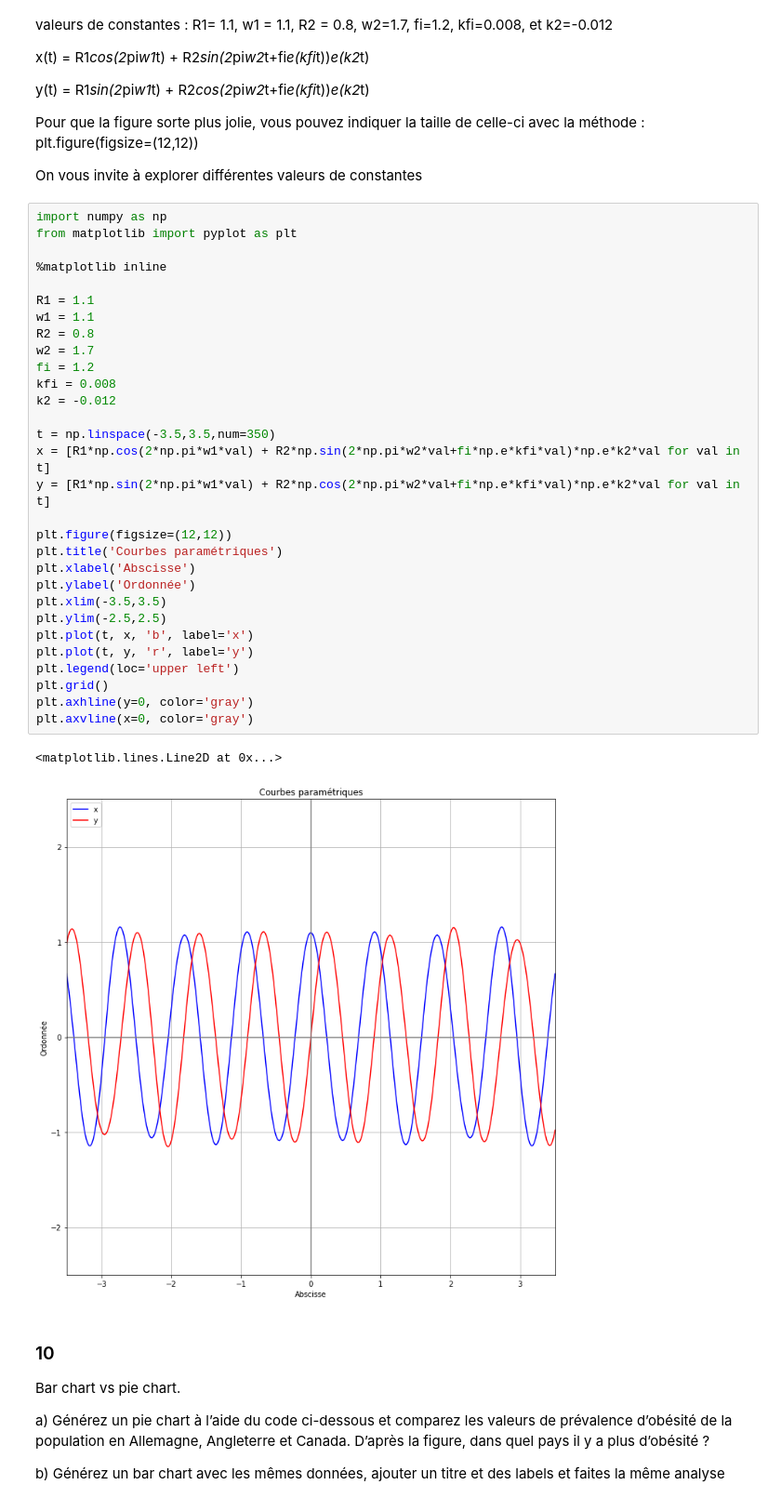
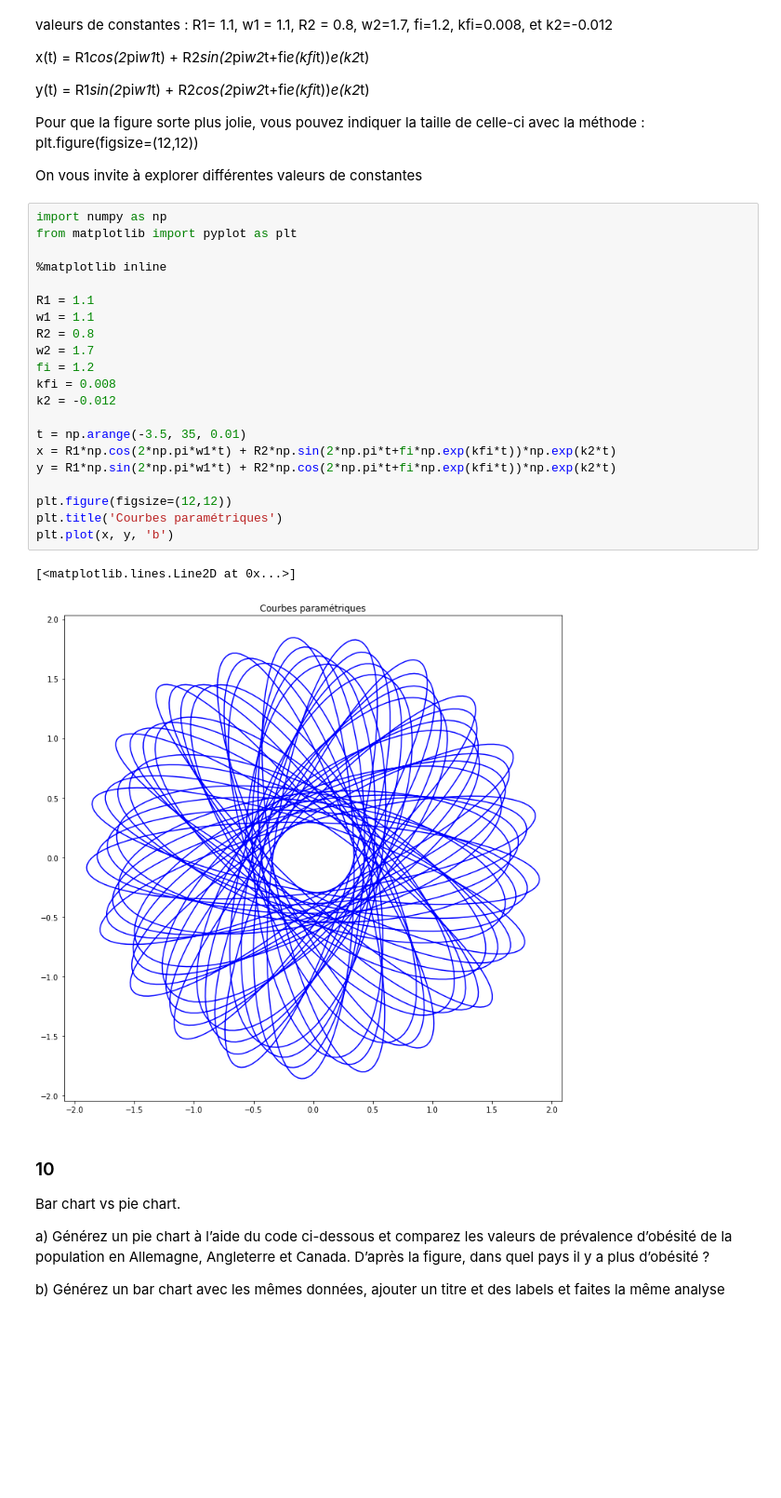
Before and after one commit to heig-vkaelin/isd, a Jupyter notebook: Labo2.ipynb, the cells around one changed output. Shown: that part at 93% size. Saved outputs shown, nothing was run; the diff lists cells and outputs as text; blank space fills up the shorter version.

```diff
--- a/Labo2.ipynb
+++ b/Labo2.ipynb
@@ -241,36 +241,27 @@ On vous invite à explorer différentes valeurs de constantes
 # %%
 import numpy as np
 from matplotlib import pyplot as plt
 
 %matplotlib inline
 
 R1 = 1.1
 w1 = 1.1
 R2 = 0.8
 w2 = 1.7
 fi = 1.2
 kfi = 0.008
 k2 = -0.012
 
-t = np.linspace(-3.5,3.5,num=350)
-x = [R1*np.cos(2*np.pi*w1*val) + R2*np.sin(2*np.pi*w2*val+fi*np.e*kfi*val)*np.e*k2*val for val in t]
-y = [R1*np.sin(2*np.pi*w1*val) + R2*np.cos(2*np.pi*w2*val+fi*np.e*kfi*val)*np.e*k2*val for val in t]
+t = np.arange(-3.5, 35, 0.01)
+x = R1*np.cos(2*np.pi*w1*t) + R2*np.sin(2*np.pi*t+fi*np.exp(kfi*t))*np.exp(k2*t)
+y = R1*np.sin(2*np.pi*w1*t) + R2*np.cos(2*np.pi*t+fi*np.exp(kfi*t))*np.exp(k2*t)
 
 plt.figure(figsize=(12,12))
 plt.title('Courbes paramétriques')
-plt.xlabel('Abscisse')
-plt.ylabel('Ordonnée')
-plt.xlim(-3.5,3.5)
-plt.ylim(-2.5,2.5)
-plt.plot(t, x, 'b', label='x')
-plt.plot(t, y, 'r', label='y')
-plt.legend(loc='upper left')
-plt.grid()
-plt.axhline(y=0, color='gray')
-plt.axvline(x=0, color='gray')
+plt.plot(x, y, 'b')
 # %% [output]
-<matplotlib.lines.Line2D at 0x...>
+[<matplotlib.lines.Line2D at 0x...>]
-[figure, old version]
+[figure, new version]
 # %% [markdown]
 ### 10
 
```
Also changed, not shown: parts of 1 cell of this notebook, 1 other file.
